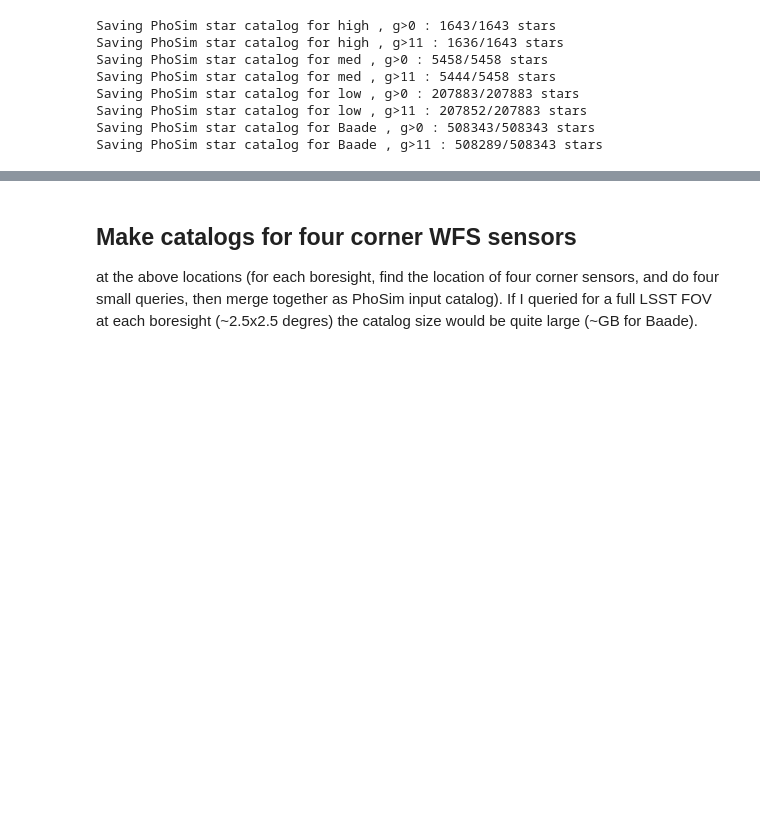
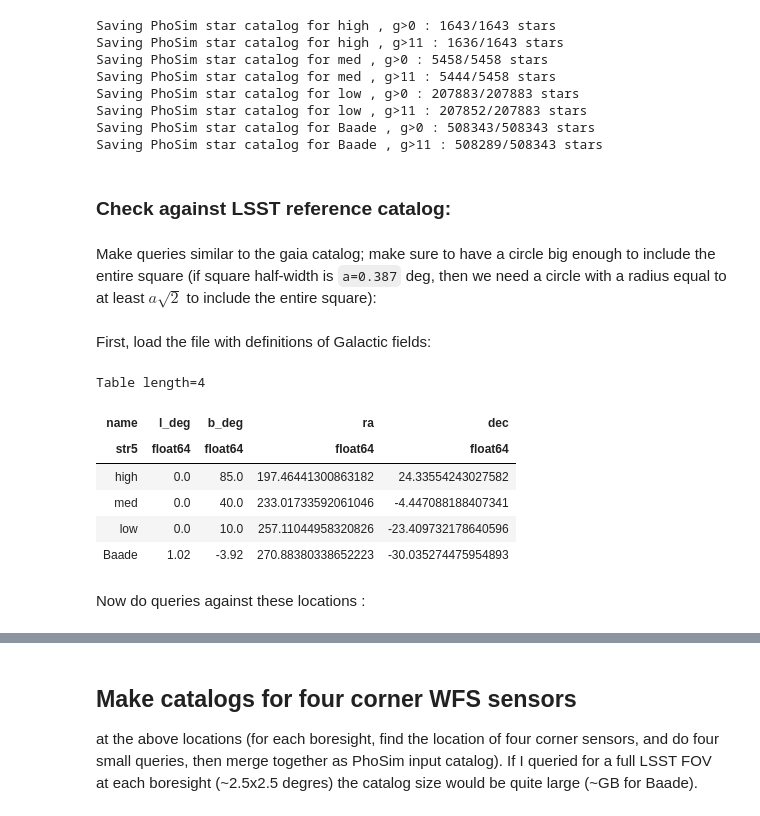
Before and after one commit to lsst-ts/ts_phosim, a Jupyter notebook: notebooks/analysis_notebooks/AOS_GAIA_catalog.ipynb, the cells around one changed output, grey strips where cells are left out. Cells and saved outputs as stored; diff of their text form; code cells hidden in the pictures; blank space fills up the shorter version.

```diff
--- a/notebooks/analysis_notebooks/AOS_GAIA_catalog.ipynb
+++ b/notebooks/analysis_notebooks/AOS_GAIA_catalog.ipynb
@@ -400,3 +406,5 @@ Saving PhoSim star catalog for low , g>0 : 207883/207883 stars
 Saving PhoSim star catalog for low , g>11 : 207852/207883 stars
 Saving PhoSim star catalog for Baade , g>0 : 508343/508343 stars
 Saving PhoSim star catalog for Baade , g>11 : 508289/508343 stars
+# %% [markdown]
+### Check against LSST reference catalog:
@@ -402,0 +420,4 @@ Saving PhoSim star catalog for Baade , g>11 : 508289/508343 stars
+# %% [markdown]
+Make queries similar to the gaia catalog; make sure to have a circle big enough to include the entire square (if square half-width is `a=0.387` deg, then we need a circle with a radius equal to at least $a\sqrt{2}$ to include the entire square):
+# %% [markdown]
+First, load the file with definitions of Galactic fields:
@@ -402,0 +441,12 @@ Saving PhoSim star catalog for Baade , g>11 : 508289/508343 stars
+# %%
+gt
+# %% [output]
+Table length=4
+| name | l_deg | b_deg | ra | dec |
+| str5 | float64 | float64 | float64 | float64 |
+| high | 0.0 | 85.0 | 197.46441300863182 | 24.33554243027582 |
+| med | 0.0 | 40.0 | 233.01733592061046 | -4.447088188407341 |
+| low | 0.0 | 10.0 | 257.11044958320826 | -23.409732178640596 |
+| Baade | 1.02 | -3.92 | 270.88380338652223 | -30.035274475954893 |
+# %% [markdown]
+Now do queries against these locations :
```
Also changed, not shown: parts of 11 cells of this notebook.
